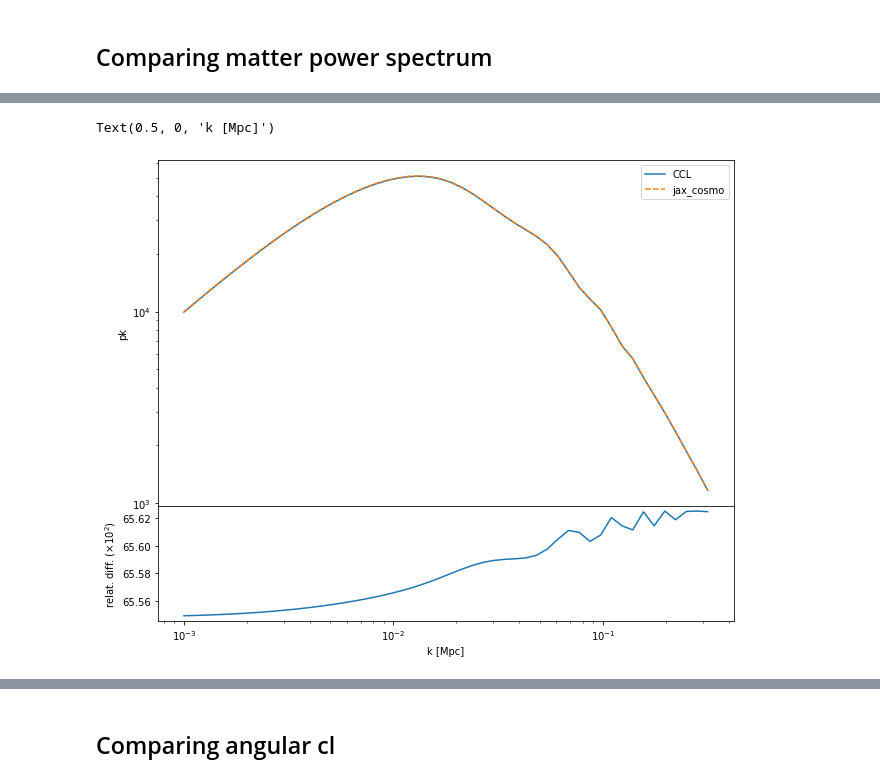
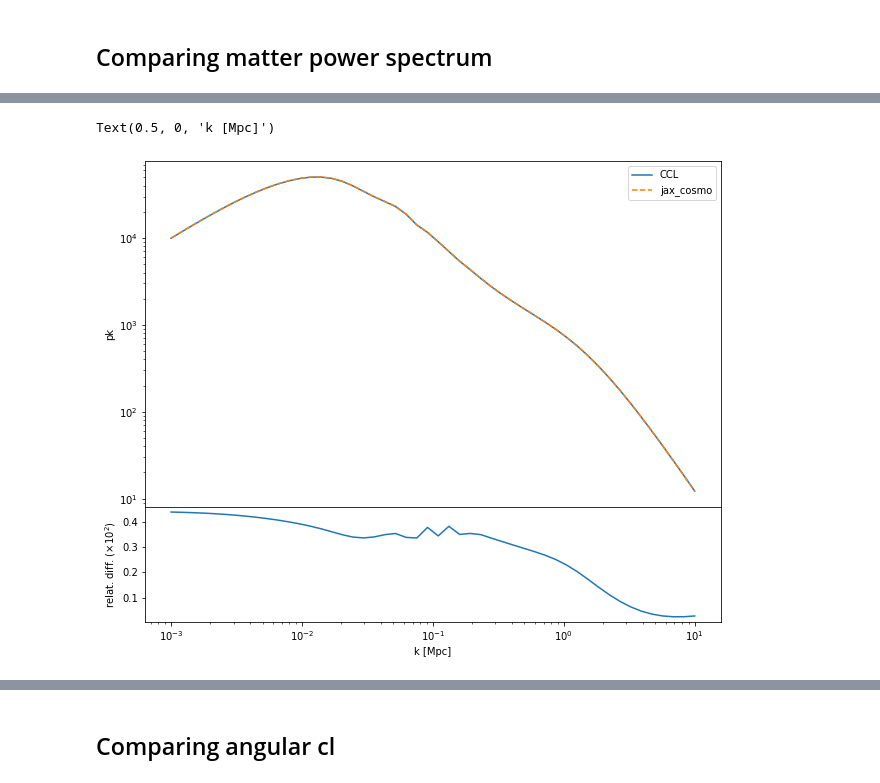
Before and after one commit to DifferentiableUniverseInitiative/jax-cosmo-paper, a Jupyter notebook: notebooks/CCL_comparison.ipynb, the cells around one changed output, grey strips where cells are left out. Saved outputs shown, nothing was run; the diff lists cells and outputs as text; code cells hidden in the pictures.

```diff
--- a/notebooks/CCL_comparison.ipynb
+++ b/notebooks/CCL_comparison.ipynb
@@ -152,24 +191,25 @@ k = np.logspace(-3,-0.5)
 # %%
-#Let's have a look at the linear power
+k = np.logspace(-3,1)
+#Let's have a look at the non linear power
 fig1 = plt.figure(1, figsize=(10,8))
 frame1=fig1.add_axes((.1,.3,.8,.6))
 
-pk_ccl = ccl.linear_matter_power(cosmo_ccl, k, 1.0)
-pk_jax = linear_matter_power(cosmo_jax, k/cosmo_jax.h, a=1.0)
+pk_ccl = ccl.nonlin_matter_power(cosmo_ccl, k, 1.0)
+pk_jax = nonlinear_matter_power(cosmo_jax, k/cosmo_jax.h, a=1.0)/cosmo_jax.h**3
 
 loglog(k,pk_ccl,label='CCL')
-loglog(k,pk_jax/cosmo_jax.h**3, '--', label='jax_cosmo')
+loglog(k,pk_jax, '--', label='jax_cosmo')
 legend()
 xlabel('k [Mpc]')
 ylabel('pk');
 
 #Residual plot
 frame2=fig1.add_axes((.1,.1,.8,.2))
 difference=np.abs(pk_ccl-pk_jax)/pk_ccl   * 1e2
 plot(k,difference)
 xscale("log")
 ylabel(r"relat. diff. $(\times 10^{2})$");
 xlabel('k [Mpc]')
 # %% [output]
 Text(0.5, 0, 'k [Mpc]')
-[figure, old version]
+[figure, new version]
```
Also changed, not shown: parts of 11 cells of this notebook.
